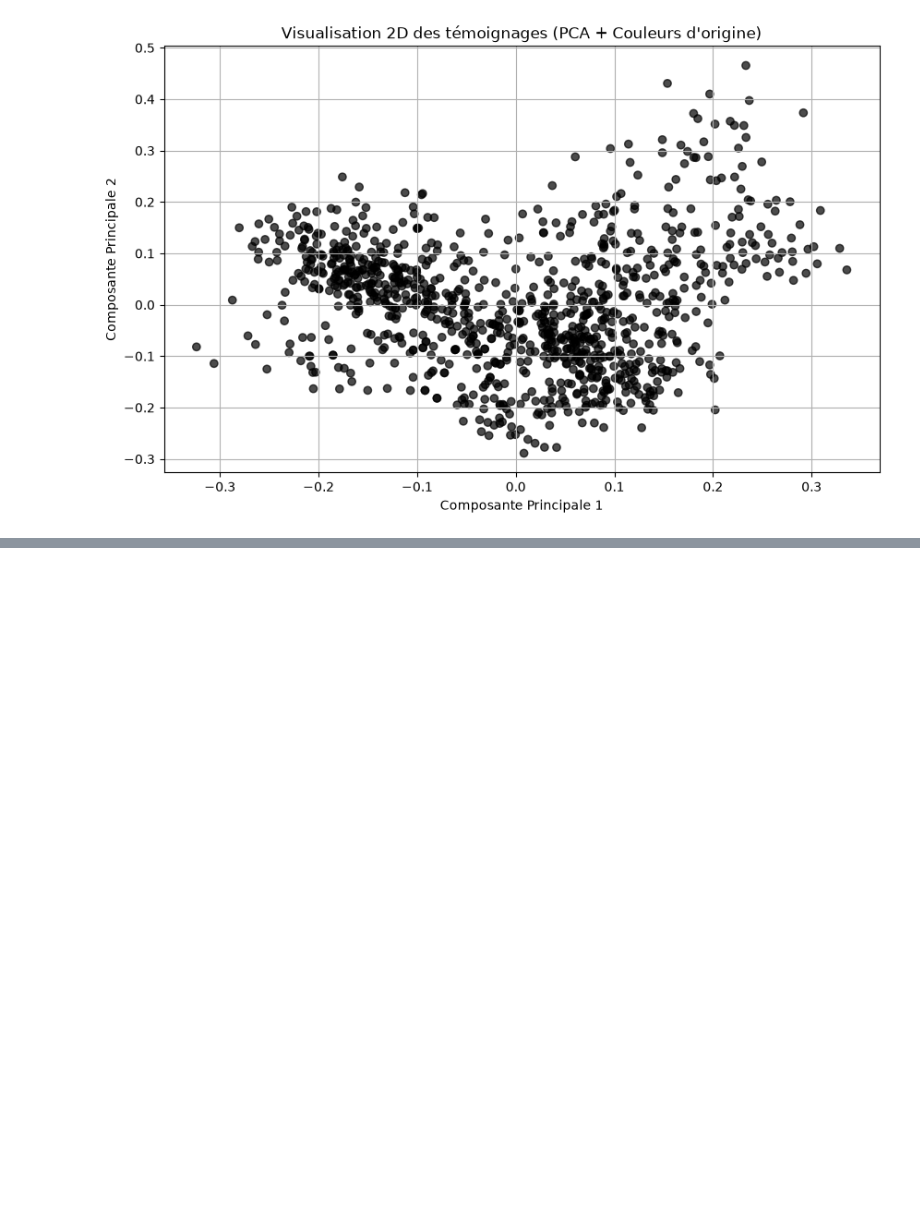
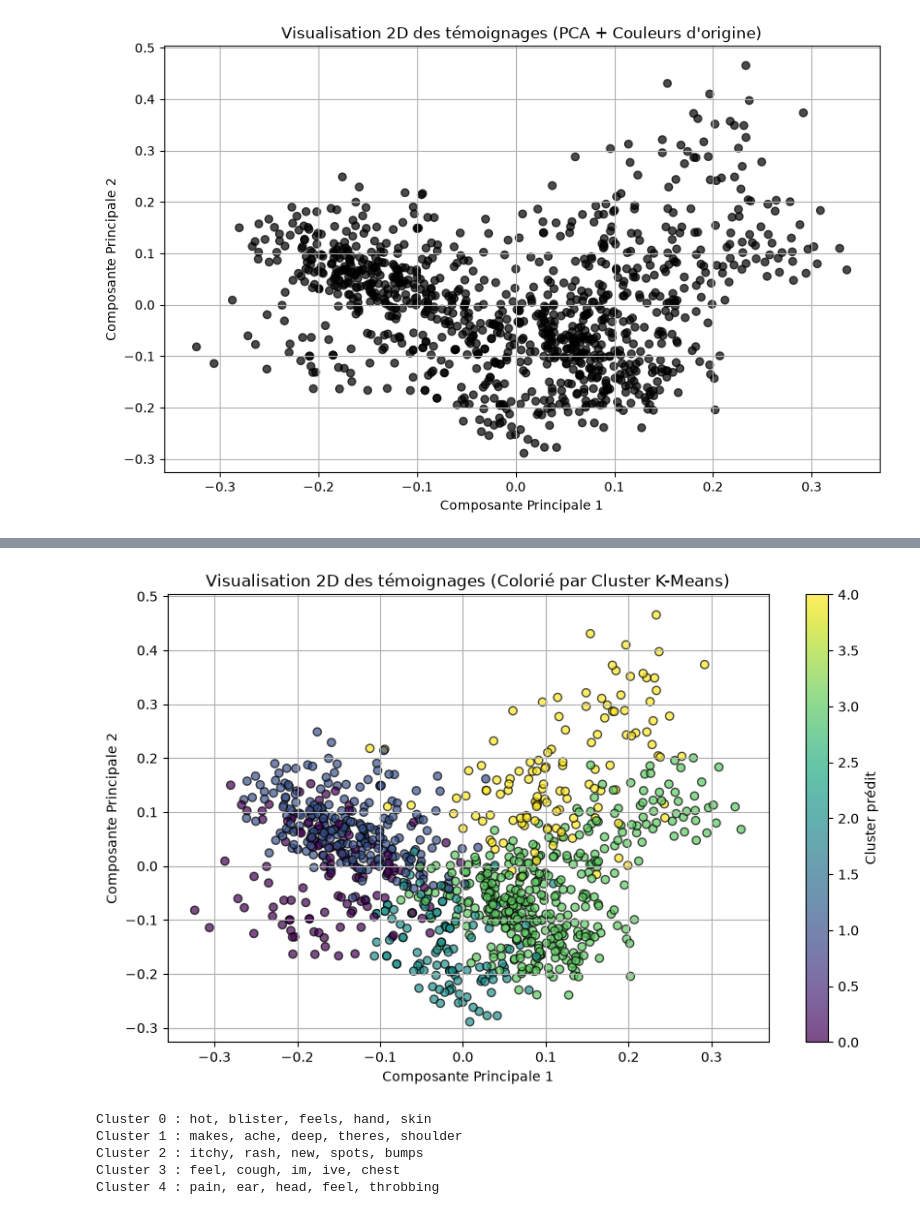
Before and after one commit to LouiSvon/cvrie, a Jupyter notebook: notebooks/unsupervised_learning.ipynb, the cells around one changed output, grey strips where cells are left out. Drawn from its saved outputs; the diff is of its cells as text; code cells hidden in the pictures; blank space fills up the shorter version.

```diff
--- a/notebooks/unsupervised_learning.ipynb
+++ b/notebooks/unsupervised_learning.ipynb
@@ -133,0 +152,24 @@ Score de Silhouette pour 5 clusters : 0.0196
+# %%
+plt.figure(figsize=(10, 6))
+plt.scatter(X_2d[:, 0], X_2d[:, 1], c=data['cluster'], cmap='viridis', alpha=0.7, edgecolors='k')
+plt.colorbar(label='Cluster prédit')
+plt.title("Visualisation 2D des témoignages (Colorié par Cluster K-Means)")
+plt.xlabel("Composante Principale 1")
+plt.ylabel("Composante Principale 2")
+plt.grid(True)
+plt.show()
+# %% [output]
+[figure, added]
+# %%
+words = vectorizer.get_feature_names_out()
+for i in range(n_clusters):
+    cluster_center = kmeans.cluster_centers_[i]
+    top_indices = cluster_center.argsort()[-5:][::-1]
+    top_words = [words[idx] for idx in top_indices]
+    print(f"Cluster {i} : {', '.join(top_words)}")
+# %% [output]
+Cluster 0 : hot, blister, feels, hand, skin
+Cluster 1 : makes, ache, deep, theres, shoulder
+Cluster 2 : itchy, rash, new, spots, bumps
+Cluster 3 : feel, cough, im, ive, chest
+Cluster 4 : pain, ear, head, feel, throbbing
```
Also changed, not shown: parts of 1 cell of this notebook.
